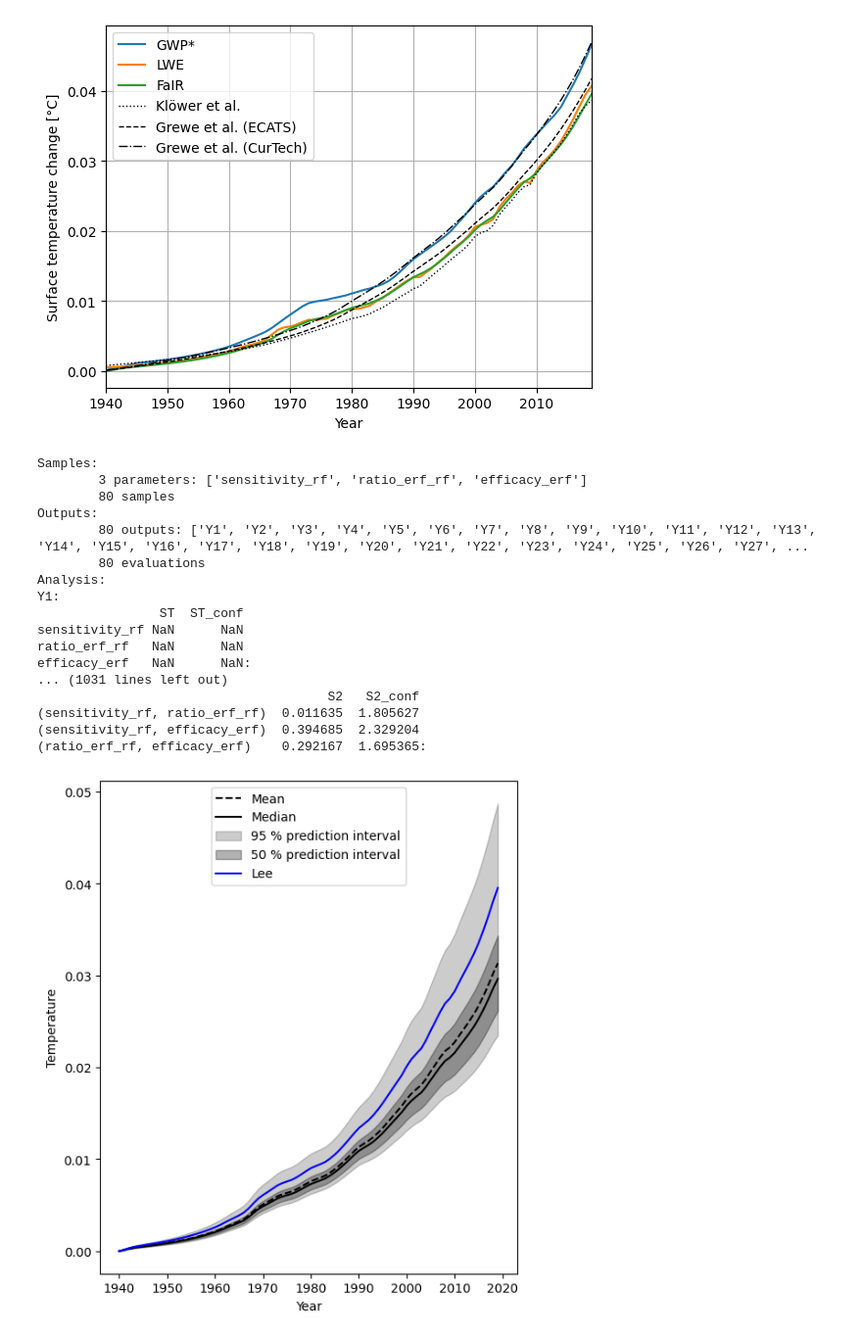
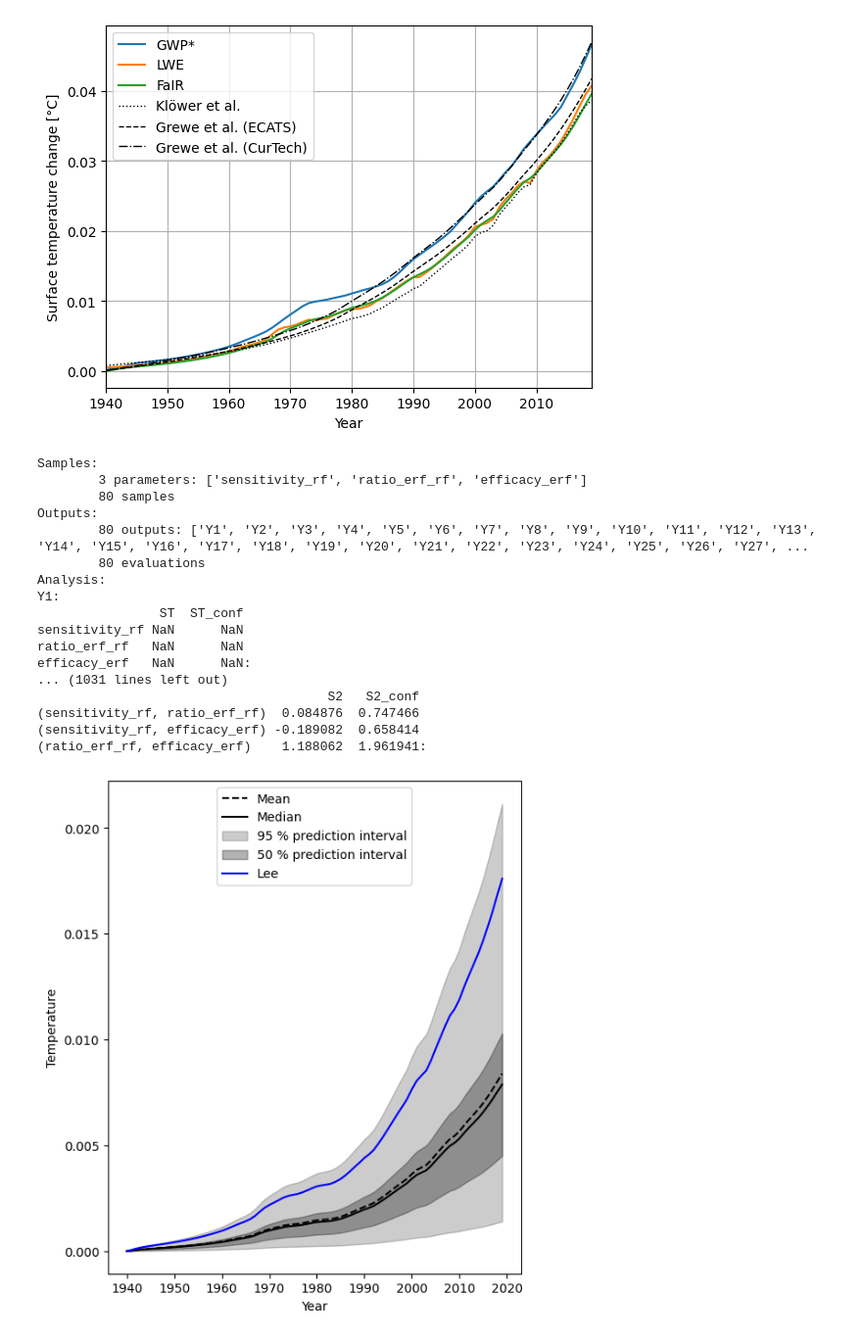
Before and after one commit to AeroMAPS/AeroCM, a Jupyter notebook: climate_models_comparison.ipynb, the cells around one changed output. Shown at 98% size. Saved outputs shown, nothing was run; the diff lists cells and outputs as text; code cells hidden in the pictures.

```diff
--- a/climate_models_comparison.ipynb
+++ b/climate_models_comparison.ipynb
@@ -183,7 +183,7 @@ def wrapped_model(params):
         ratio_erf_rf = [1, params[i,1], 1.37, 1.18, 1, 1, 1]
         efficacy_erf = [1, params[i,2], 1, 1, 1, 1, 1]
         species_settings_others = {"sensitivity_rf": sensitivity_rf_others, "ratio_erf_rf": ratio_erf_rf, "efficacy_erf": efficacy_erf}
-        results[i, :] = aviation_climate_model(start_year, end_year, "FaIR", species_quantities, species_settings_others, model_settings_fair)[-1].flatten()
+        results[i, :] = aviation_climate_model(start_year, end_year, "FaIR", species_quantities, species_settings_others, model_settings_fair)[5].flatten()
 
     return results
 
@@ -209,9 +209,9 @@ ratio_erf_rf   NaN      NaN
 efficacy_erf   NaN      NaN:
 ... (1031 lines left out)
                                       S2   S2_conf
-(sensitivity_rf, ratio_erf_rf)  0.011635  1.805627
-(sensitivity_rf, efficacy_erf)  0.394685  2.329204
-(ratio_erf_rf, efficacy_erf)    0.292167  1.695365:
+(sensitivity_rf, ratio_erf_rf)  0.084876  0.747466
+(sensitivity_rf, efficacy_erf) -0.189082  0.658414
+(ratio_erf_rf, efficacy_erf)    1.188062  1.961941:
 # %%
 # Get first order sensitivities for all outputs
 S1s = np.array([sp.analysis[_y]['S1'] for _y in sp['outputs']])
@@ -225,32 +225,32 @@ gs = fig.add_gridspec(3, 2)
 
 ax0 = fig.add_subplot(gs[:, 0])
 
 ax0.plot(years_data, np.mean(y, axis=0), label="Mean", color='black', linestyle='--')
 
 ax0.plot(years_data, np.median(y, axis=0), label="Median", color='black')
 
 # in percent
 prediction_interval = 95
 
 ax0.fill_between(years_data,
                  np.percentile(y, 50 - prediction_interval/2., axis=0),
                  np.percentile(y, 50 + prediction_interval/2., axis=0),
                  alpha=0.2, color='black',
                  label=f"{prediction_interval} % prediction interval")
 
 prediction_interval = 50
 ax0.fill_between(years_data,
                  np.percentile(y, 50 - prediction_interval/2., axis=0),
                  np.percentile(y, 50 + prediction_interval/2., axis=0),
                  alpha=0.3, color='black',
                  label=f"{prediction_interval} % prediction interval")
 
-ax0.plot(years_data, fair_climate_model[-1], label="Lee", color='blue')
+ax0.plot(years_data, fair_climate_model[5], label="Lee", color='blue')
 
 ax0.set_xlabel("Year")
 ax0.set_ylabel("Temperature")
 ax0.legend(loc='upper center')._legend_box.align = "left"
 
 plt.show()
 # %% [output]
-[figure, old version]
+[figure, new version]
```
Also changed, not shown: parts of 1 cell of this notebook, 1 other file.
